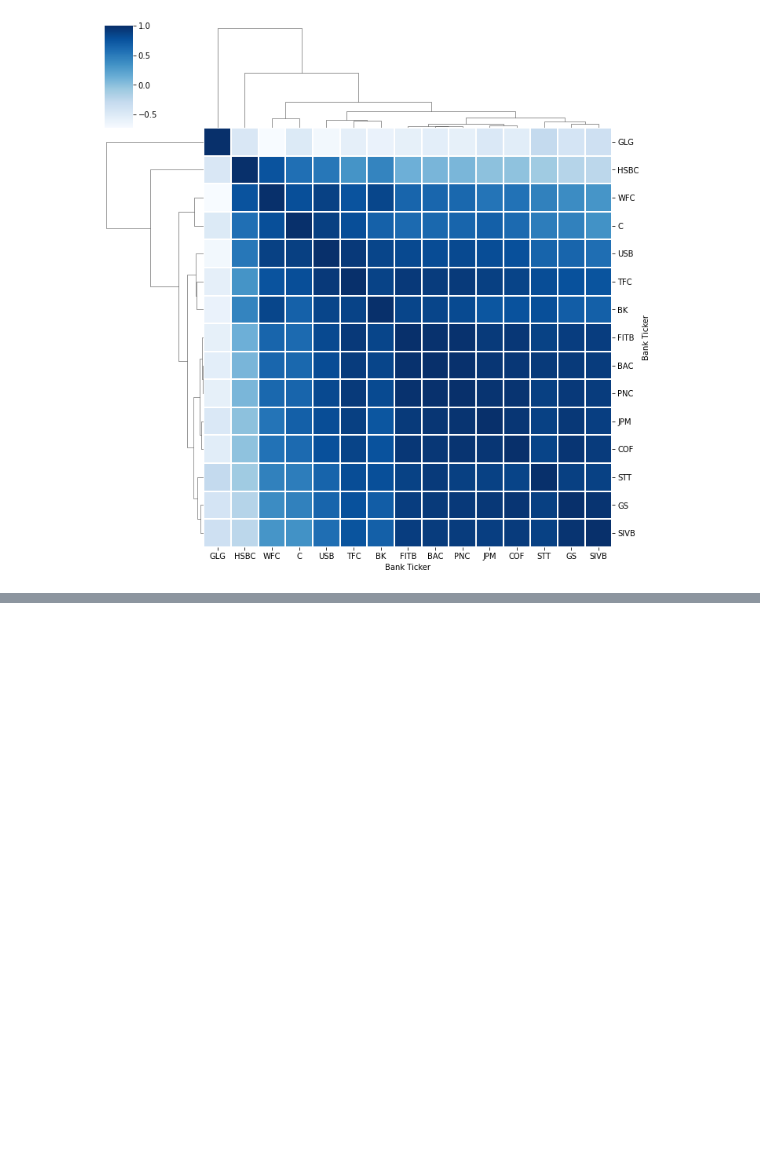
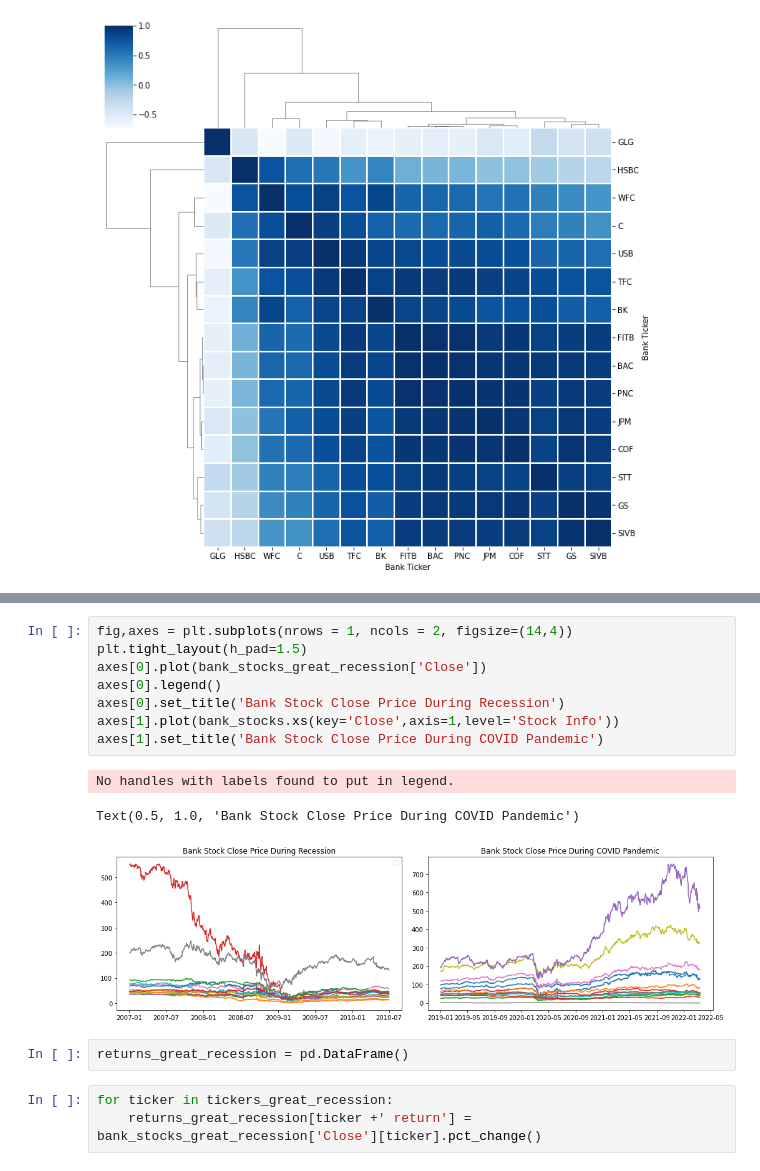
Before and after one commit to ahnngo/COVID-vs-Stock, a Jupyter notebook: COVID vs Top 15 US Banks.ipynb, the cells around one changed output, grey strips where cells are left out. Saved outputs shown, nothing was run; the diff lists cells and outputs as text; blank space fills up the shorter version.

Commit message:
update stock return chart

```diff
--- a/COVID vs Top 15 US Banks.ipynb
+++ b/COVID vs Top 15 US Banks.ipynb
@@ -367,0 +294,17 @@ plt.legend(bbox_to_anchor=(1.05, 1.0), loc='upper left')
+# %%
+fig,axes = plt.subplots(nrows = 1, ncols = 2, figsize=(14,4))
+plt.tight_layout(h_pad=1.5)
+axes[0].plot(bank_stocks_great_recession['Close'])
+axes[0].legend()
+axes[0].set_title('Bank Stock Close Price During Recession')
+axes[1].plot(bank_stocks.xs(key='Close',axis=1,level='Stock Info'))
+axes[1].set_title('Bank Stock Close Price During COVID Pandemic')
+# %% [output]
+No handles with labels found to put in legend.
+Text(0.5, 1.0, 'Bank Stock Close Price During COVID Pandemic')
+[figure, added]
+# %%
+returns_great_recession = pd.DataFrame()
+# %%
+for ticker in tickers_great_recession:
+    returns_great_recession[ticker +' return'] = bank_stocks_great_recession['Close'][ticker].pct_change()
```
Also changed, not shown: parts of 35 cells of this notebook.
